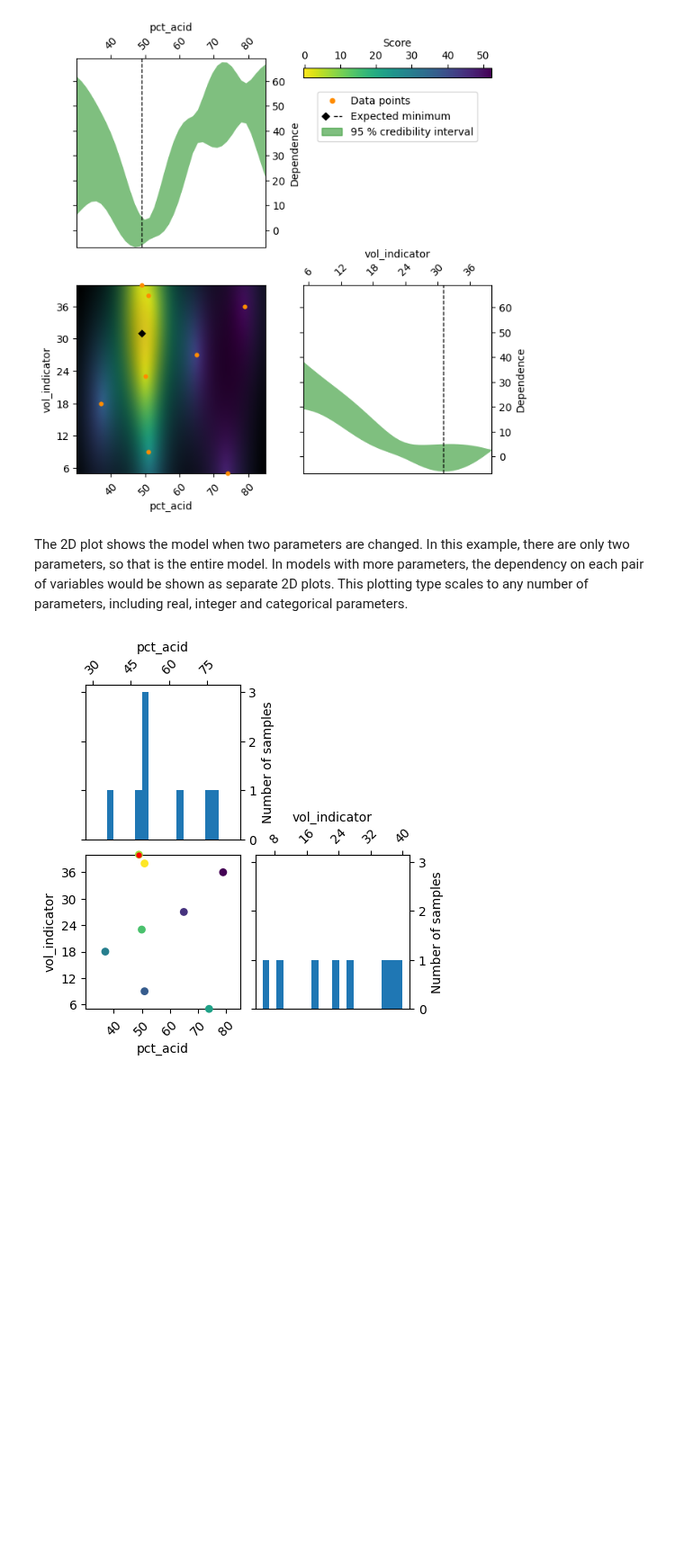
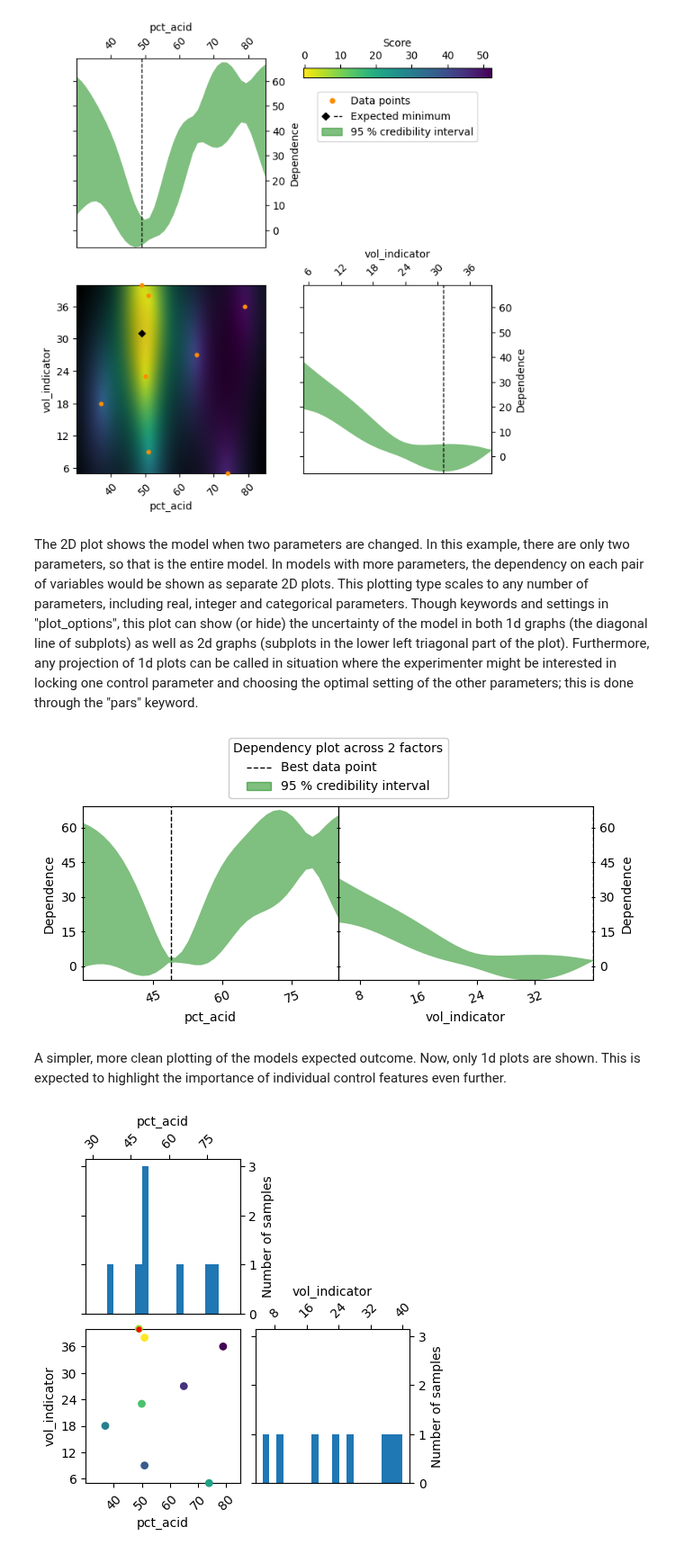
Before and after one commit to novonordisk-research/ProcessOptimizer, a Jupyter notebook: examples/color_pH.ipynb, the cells around one changed output. Shown at 90% size. Drawn from its saved outputs; the diff is of its cells as text; code cells hidden in the pictures; blank space fills up the shorter version.

```diff
--- a/examples/color_pH.ipynb
+++ b/examples/color_pH.ipynb
@@ -86,7 +86,13 @@ po.plot_objective(result,
 # %% [output]
 [figure]
 # %% [markdown]
-The 2D plot shows the model when two parameters are changed. In this example, there are only two parameters, so that is the entire model. In models with more parameters, the dependency on each pair of variables would be shown as separate 2D plots. This plotting type scales to any number of parameters, including real, integer and categorical parameters.
+The 2D plot shows the model when two parameters are changed. In this example, there are only two parameters, so that is the entire model. In models with more parameters, the dependency on each pair of variables would be shown as separate 2D plots. This plotting type scales to any number of parameters, including real, integer and categorical parameters. Though keywords and settings in "plot_options", this plot can show (or hide) the uncertainty of the model in both 1d graphs (the diagonal line of subplots) as well as 2d graphs (subplots in the lower left triagonal part of the plot). Furthermore, any projection of 1d plots can be called in situation where the experimenter might be interested in locking one control parameter and choosing the optimal setting of the other parameters; this is done through the "pars" keyword.
+# %%
+po.plots.plot_objective_1d(result);
+# %% [output]
+[figure, added]
+# %% [markdown]
+A simpler, more clean plotting of the models expected outcome. Now, only 1d plots are shown. This is expected to highlight the importance of individual control features even further.
 # %%
 po.plot_evaluations(result);
 # %% [output]
```
Also changed, not shown: parts of 7 cells of this notebook.
